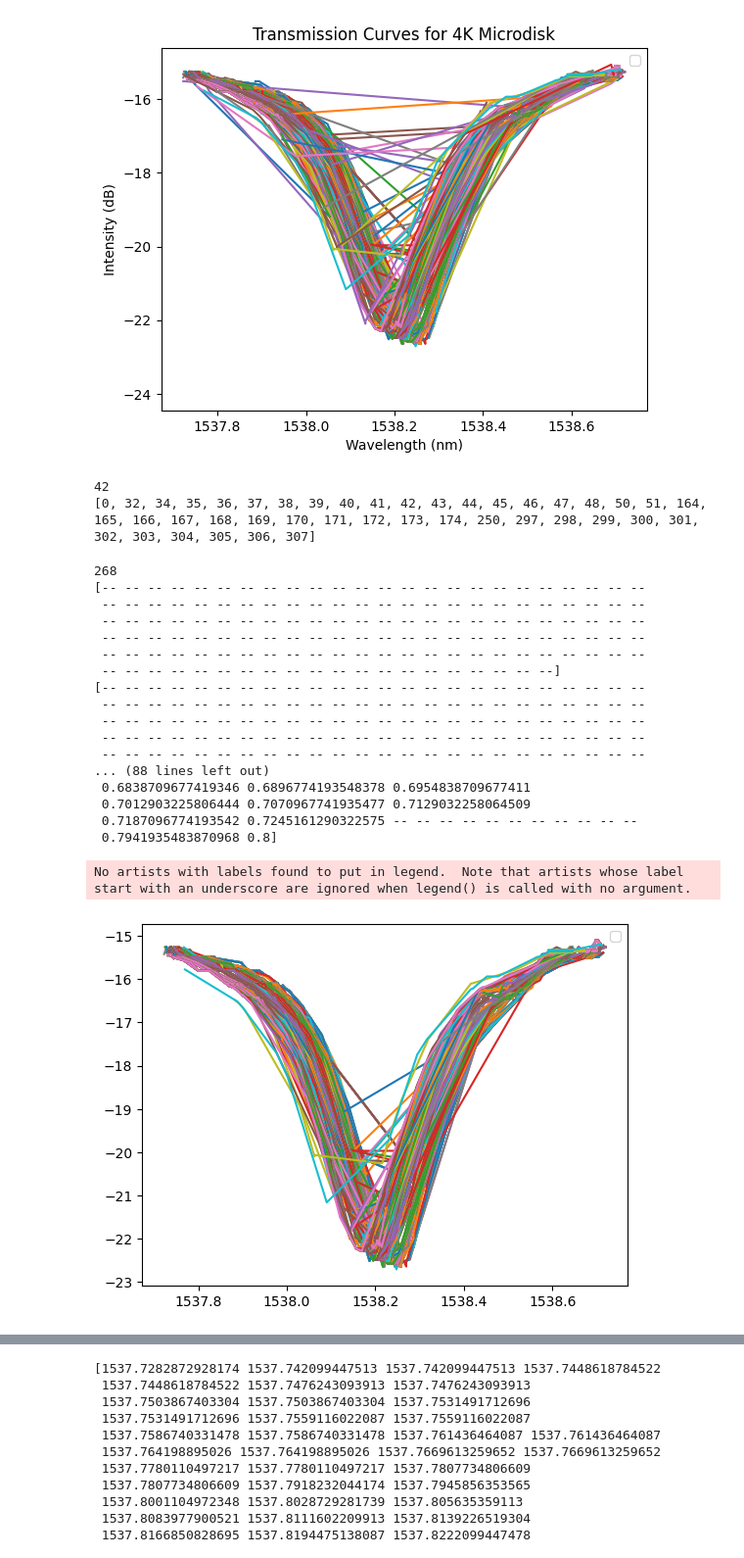
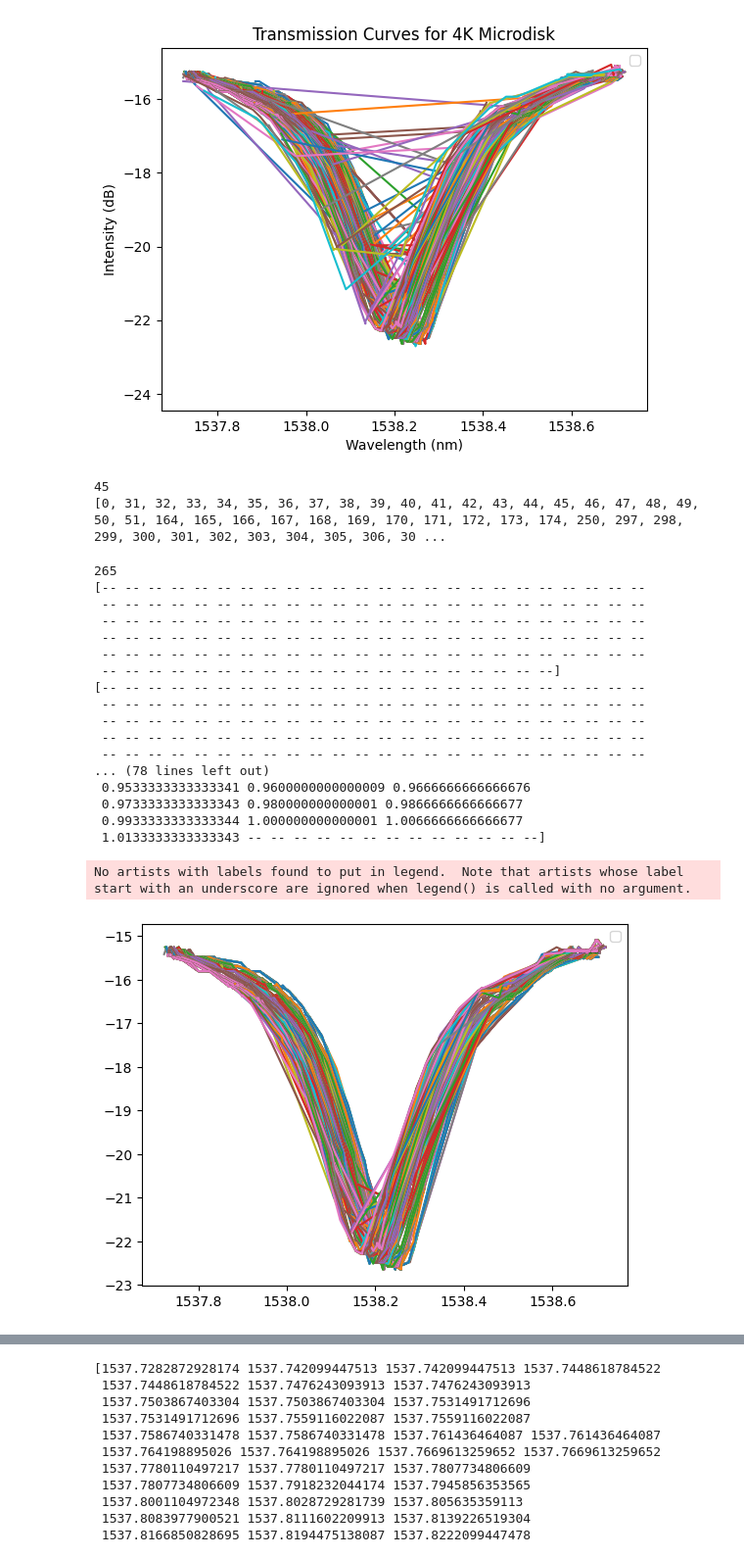
Before and after one commit to madelynnjm/Updated_Thesis, a Jupyter notebook: Gehl/RT/Color-RT.ipynb, the cells around one changed output, grey strips where cells are left out. Shown at 98% size. Cells and saved outputs as stored; diff of their text form; code cells hidden in the pictures.

```diff
--- a/Gehl/RT/Color-RT.ipynb
+++ b/Gehl/RT/Color-RT.ipynb
@@ -122,7 +122,7 @@ No artists with labels found to put in legend.  Note that artists whose label st
 # %%
 # set a threshold for the number of points in an array and mask the smaller ones
 
-threshold = 24
+threshold = 60
 check = []
 for i in range(len(real_values)):
     new_values = real_values[i][0][real_values[i][0] != 0]
@@ -132,11 +132,12 @@ for i in range(len(real_values)):
 print(len(check))
 print(check)
 # %% [output]
-42
-[0, 32, 34, 35, 36, 37, 38, 39, 40, 41, 42, 43, 44, 45, 46, 47, 48, 50, 51, 164, 165, 166, 167, 168, 169, 170, 171, 172, 173, 174, 250, 297, 298, 299, 300, 301, 302, 303, 304, 305, 306, 307]
+45
+[0, 31, 32, 33, 34, 35, 36, 37, 38, 39, 40, 41, 42, 43, 44, 45, 46, 47, 48, 49, 50, 51, 164, 165, 166, 167, 168, 169, 170, 171, 172, 173, 174, 250, 297, 298, 299, 300, 301, 302, 303, 304, 305, 306, 30 ...
 # %%
 #masks all arrays in the index: check
 print(len(masked_values) - len(check))
+check.extend((30, 21, 22, 23, 24, 25, 26, 27, 28, 29, 308, 309, 72, 73, 74, 75, 76, 77, 78, 79, 80, 81, 123, 133, 134, 135, 136, 137, 138, 139))
 masked_voltages = np.ma.array(voltages)
 for i in check:
     masked_values[i][0] = np.ma.masked_greater(masked_values[i][0], 0)
@@ -147,7 +148,7 @@ print(masked_values[0][0])
 print(masked_values[0][1])
 print(masked_voltages)
 # %% [output]
-268
+265
 [-- -- -- -- -- -- -- -- -- -- -- -- -- -- -- -- -- -- -- -- -- -- -- --
  -- -- -- -- -- -- -- -- -- -- -- -- -- -- -- -- -- -- -- -- -- -- -- --
  -- -- -- -- -- -- -- -- -- -- -- -- -- -- -- -- -- -- -- -- -- -- -- --
@@ -159,22 +160,22 @@ print(masked_voltages)
  -- -- -- -- -- -- -- -- -- -- -- -- -- -- -- -- -- -- -- -- -- -- -- --
  -- -- -- -- -- -- -- -- -- -- -- -- -- -- -- -- -- -- -- -- -- -- -- --
  -- -- -- -- -- -- -- -- -- -- -- -- -- -- -- -- -- -- -- -- -- -- -- --
-... (88 lines left out)
- 0.6838709677419346 0.6896774193548378 0.6954838709677411
- 0.7012903225806444 0.7070967741935477 0.7129032258064509
- 0.7187096774193542 0.7245161290322575 -- -- -- -- -- -- -- -- -- -- --
- 0.7941935483870968 0.8]
+... (78 lines left out)
+ 0.9533333333333341 0.9600000000000009 0.9666666666666676
+ 0.9733333333333343 0.980000000000001 0.9866666666666677
+ 0.9933333333333344 1.000000000000001 1.0066666666666677
+ 1.0133333333333343 -- -- -- -- -- -- -- -- -- -- -- -- --]
 # %%
 #nope! now we can re plot
 
 
-for i in range(len(masked_values)):
+for i in range(0, len(masked_values)):
     plt.plot(masked_values[i][0], masked_values[i][1])  #if needed , label = .3f'$\\alpha = {voltages[i]}$'
 plt.legend()
 plt.show()
 # %% [output]
 No artists with labels found to put in legend.  Note that artists whose label start with an underscore are ignored when legend() is called with no argument.
-[figure, old version]
+[figure, new version]
 # %%
 #better, but still some noise
 #The tops are generally fine, that'll get fixed in fits
```
Also changed, not shown: parts of 4 cells of this notebook, 38 other files.
